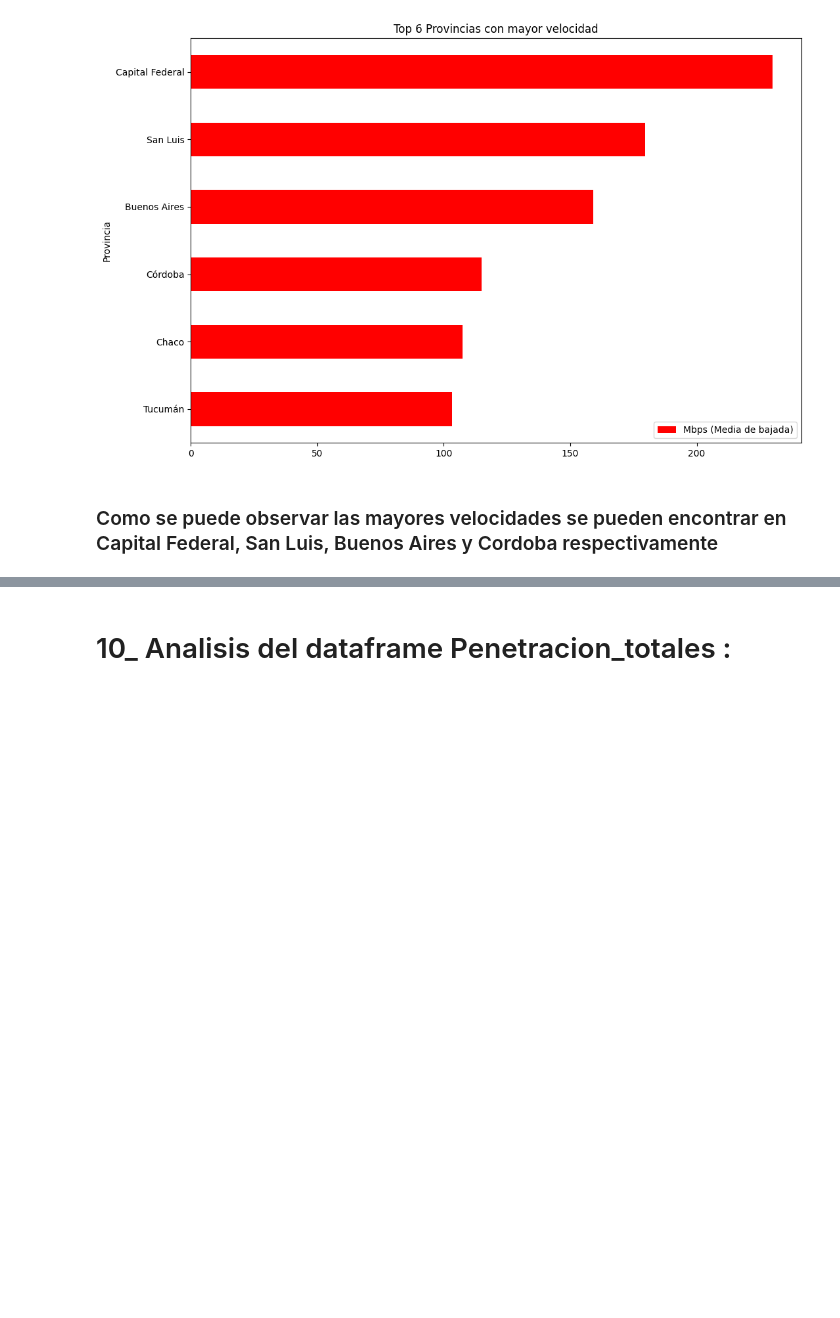
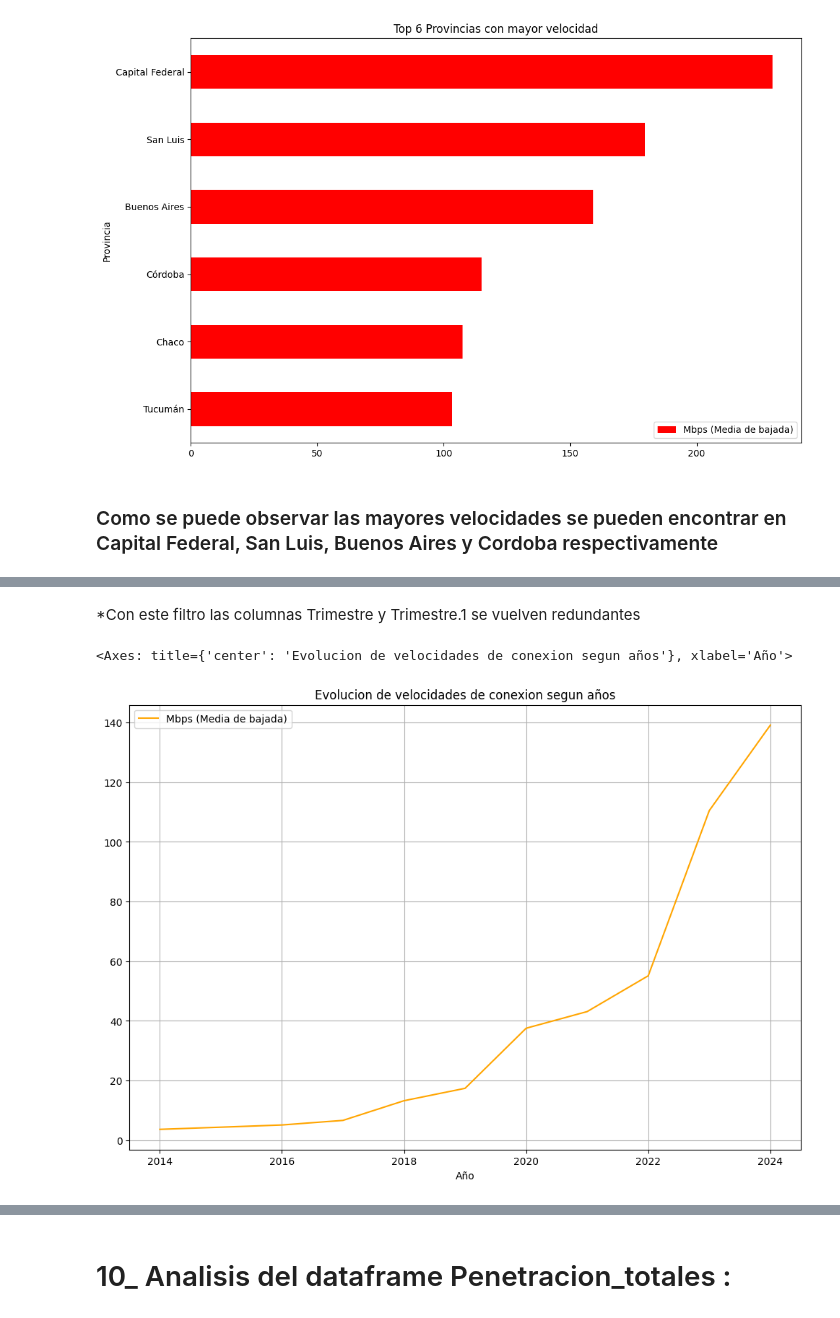
Before and after one commit to FerchoHenry/fmgc-pida, a Jupyter notebook: notebooks/EDA.ipynb, the cells around one changed output, grey strips where cells are left out. Drawn from its saved outputs; the diff is of its cells as text; code cells hidden in the pictures; blank space fills up the shorter version.

```diff
--- a/notebooks/EDA.ipynb
+++ b/notebooks/EDA.ipynb
@@ -383,0 +398,5 @@ df_Velocidad_2024.sort_values('Mbps (Media de bajada)',ascending=True)[-6:].plot
+# %%
+#Solo se cuenta con la info del primer trimestre del 2024,
+# por lo que para ver una evolucion nos quedamos solo con la info del 1er Trimestre de cada año
+df_Totales_VMD = df_Totales_VMD[df_Totales_VMD['Trimestre']== 1]
+df_Totales_VMD
@@ -383,0 +416,15 @@ df_Velocidad_2024.sort_values('Mbps (Media de bajada)',ascending=True)[-6:].plot
+# %% [markdown]
+*Con este filtro las columnas Trimestre y Trimestre.1 se vuelven redundantes
+# %%
+df_Totales_VMD = df_Totales_VMD.drop(['Trimestre','Trimestre.1'], axis=1)
+df_Totales_VMD
+# %%
+df_Totales_VMD.plot(x='Año',
+                    grid=True,
+                    figsize=(12,8),
+                    color= 'orange',
+                    title="Evolucion de velocidades de conexion segun años"
+                    )
+# %% [output]
+<Axes: title={'center': 'Evolucion de velocidades de conexion segun años'}, xlabel='Año'>
+[figure, added]
```
Also changed, not shown: parts of 32 cells of this notebook.
